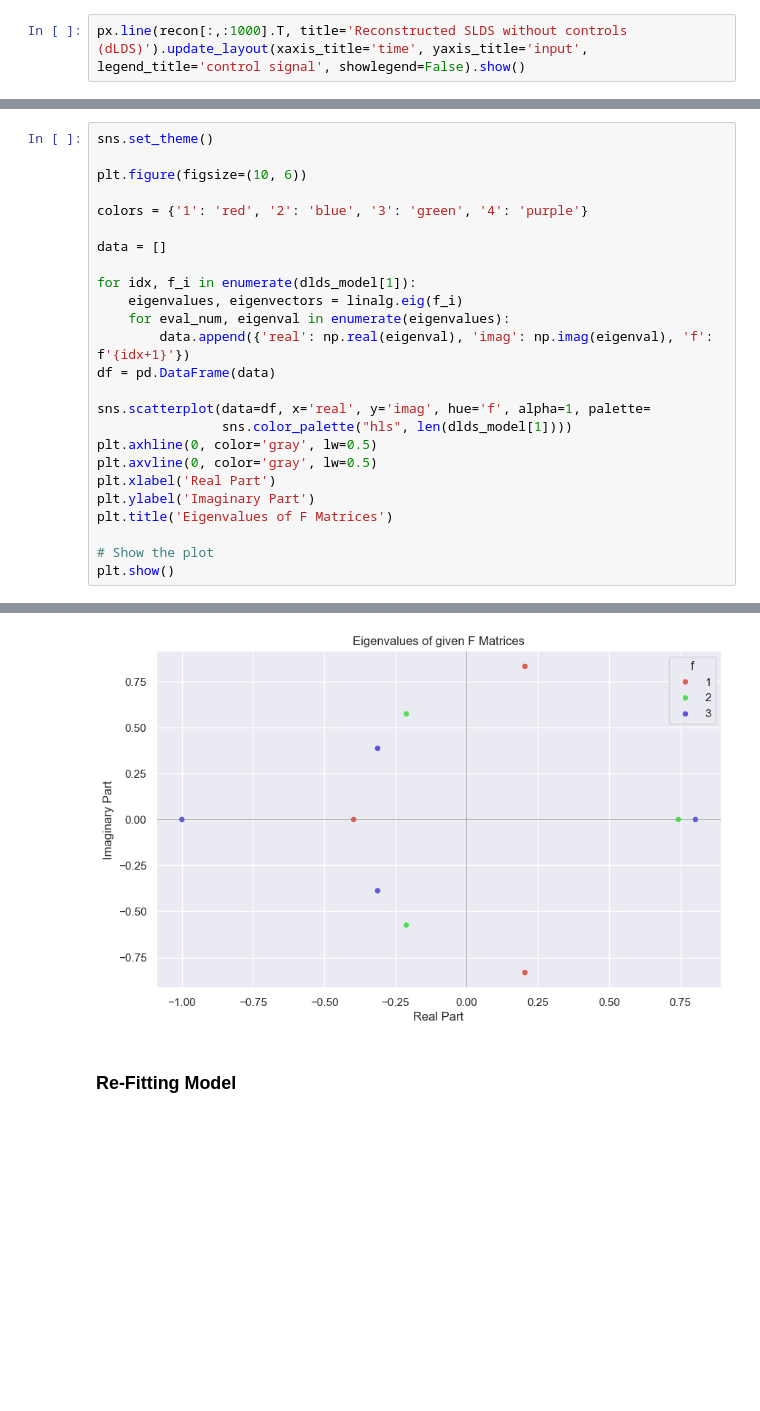
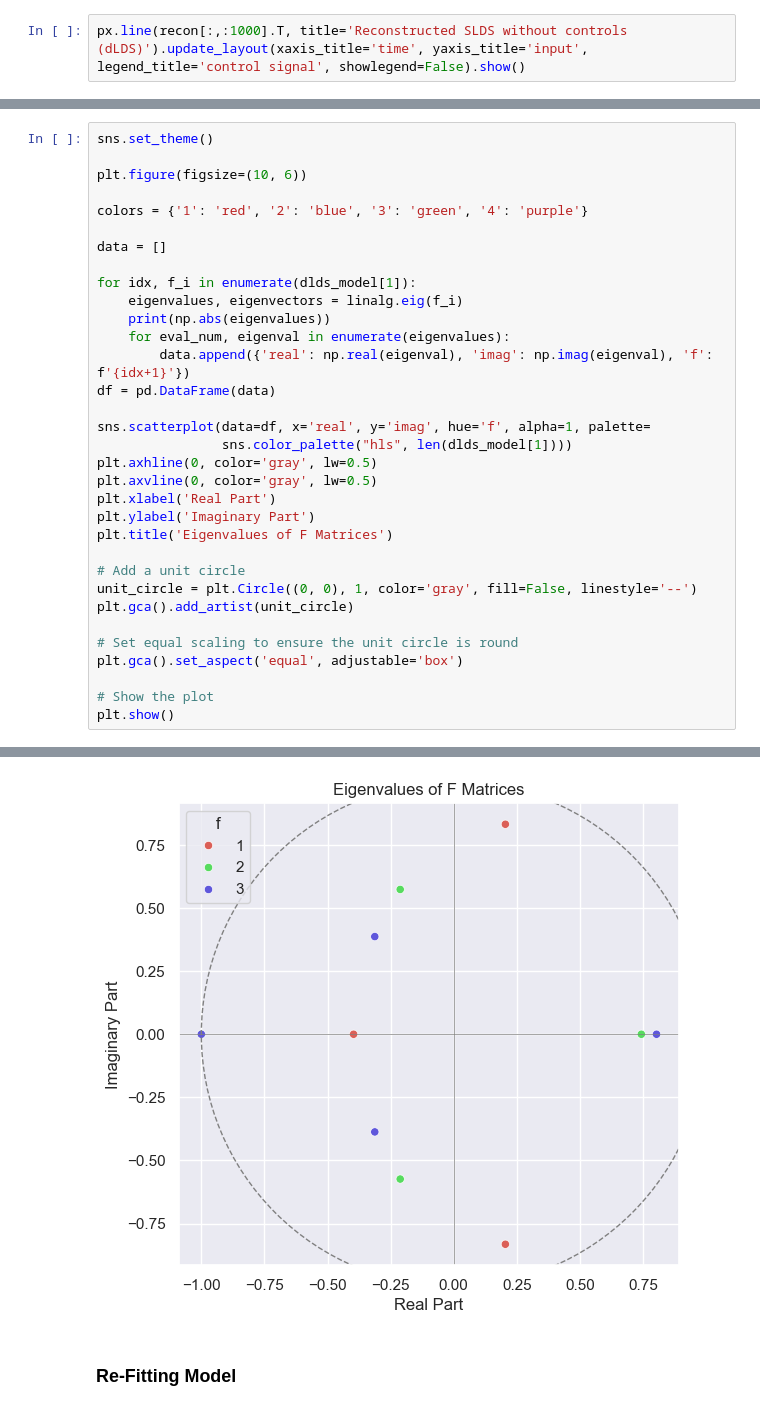
Before and after one commit to lianaak/dLDS-with-controls, a Jupyter notebook: dLDS_discrete/dlds_discrete/learn_control_signals.ipynb, the cells around one changed output, grey strips where cells are left out. Drawn from its saved outputs; the diff is of its cells as text; blank space fills up the shorter version.

```diff
--- a/dLDS_discrete/dlds_discrete/learn_control_signals.ipynb
+++ b/dLDS_discrete/dlds_discrete/learn_control_signals.ipynb
@@ -163,6 +165,7 @@ data = []
 
 for idx, f_i in enumerate(dlds_model[1]):
     eigenvalues, eigenvectors = linalg.eig(f_i)
+    print(np.abs(eigenvalues))
     for eval_num, eigenval in enumerate(eigenvalues):
         data.append({'real': np.real(eigenval), 'imag': np.imag(eigenval), 'f': f'{idx+1}'})
 df = pd.DataFrame(data)
@@ -175,6 +178,13 @@ plt.xlabel('Real Part')
 plt.ylabel('Imaginary Part')
 plt.title('Eigenvalues of F Matrices')
 
+# Add a unit circle
+unit_circle = plt.Circle((0, 0), 1, color='gray', fill=False, linestyle='--')
+plt.gca().add_artist(unit_circle)
+
+# Set equal scaling to ensure the unit circle is round
+plt.gca().set_aspect('equal', adjustable='box')
+
 # Show the plot
 plt.show()
 # %% [output]
@@ -181,4 +194,4 @@ plt.show()
-[figure, old version]
+[figure, new version]
 # %% [markdown]
 ### Re-Fitting Model
 # %%
```
Also changed, not shown: parts of 4 cells of this notebook, 3 other files.
